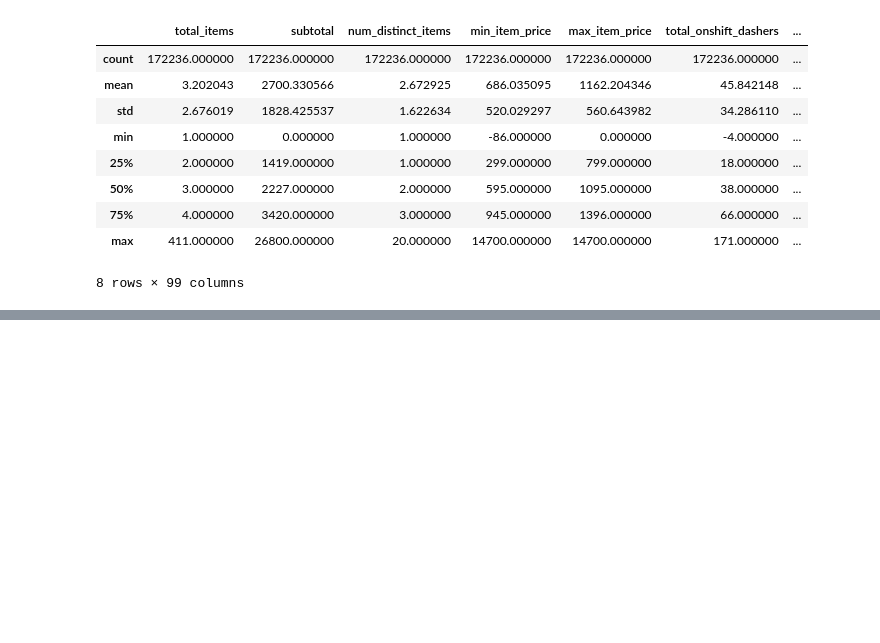
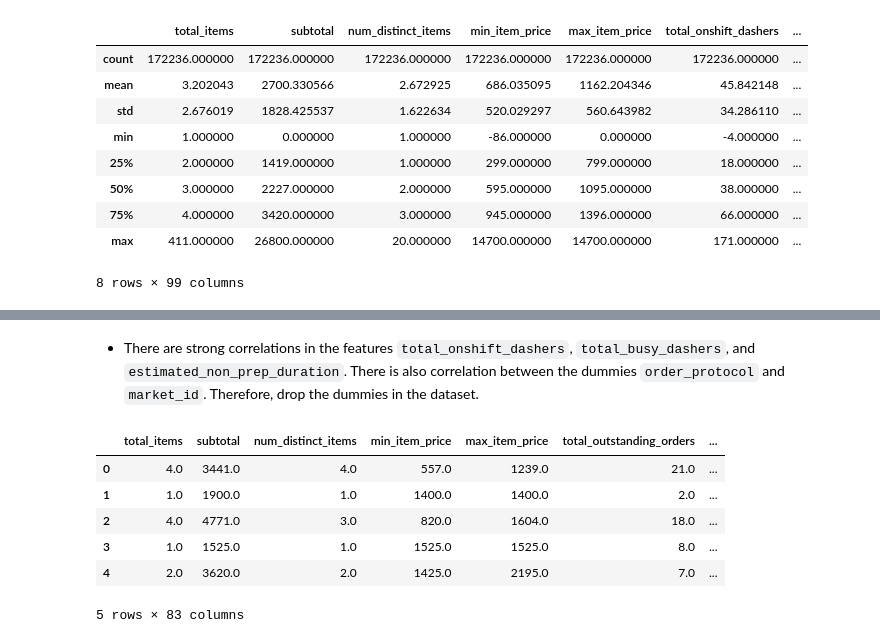
Before and after one commit to MuhammetYorulmaz/data-portfolio, a Jupyter notebook: project3-delivery_duration_prediction/notebooks/delivery_duration_prediction.ipynb, the cells around one changed output, grey strips where cells are left out. Saved outputs shown, nothing was run; the diff lists cells and outputs as text; code cells hidden in the pictures; blank space fills up the shorter version.

```diff
--- a/project3-delivery_duration_prediction/notebooks/delivery_duration_prediction.ipynb
+++ b/project3-delivery_duration_prediction/notebooks/delivery_duration_prediction.ipynb
@@ -262,6 +252,3 @@ df.head()
 5 rows × 99 columns
 # %% [markdown]
 * Convert the data type of features to float (32) for machine learning models and for analyses
-# %%
-df = df.astype('float32')
-df.info()
@@ -300,0 +304,15 @@ df.describe()
+# %% [markdown]
+* There are strong correlations in the features `total_onshift_dashers`, `total_busy_dashers`, and `estimated_non_prep_duration`. There is also correlation between the dummies `order_protocol` and `market_id`. Therefore, drop the dummies in the dataset.
+# %%
+df = df.drop(columns=['total_onshift_dashers', 'total_busy_dashers', 'estimated_non_prep_duration'])
+train_df = pd.concat([df, store_primary_category_dummies], axis=1)
+train_df = train_df.astype('float32')
+train_df.head()
+# %% [output]
+|  | total_items | subtotal | num_distinct_items | min_item_price | max_item_price | total_outstanding_orders | ... |
+| 0 | 4.0 | 3441.0 | 4.0 | 557.0 | 1239.0 | 21.0 | ... |
+| 1 | 1.0 | 1900.0 | 1.0 | 1400.0 | 1400.0 | 2.0 | ... |
+| 2 | 4.0 | 4771.0 | 3.0 | 820.0 | 1604.0 | 18.0 | ... |
+| 3 | 1.0 | 1525.0 | 1.0 | 1525.0 | 1525.0 | 8.0 | ... |
+| 4 | 2.0 | 3620.0 | 2.0 | 1425.0 | 2195.0 | 7.0 | ... |
+5 rows × 83 columns
```
Also changed, not shown: parts of 21 cells of this notebook, 2 other files.
